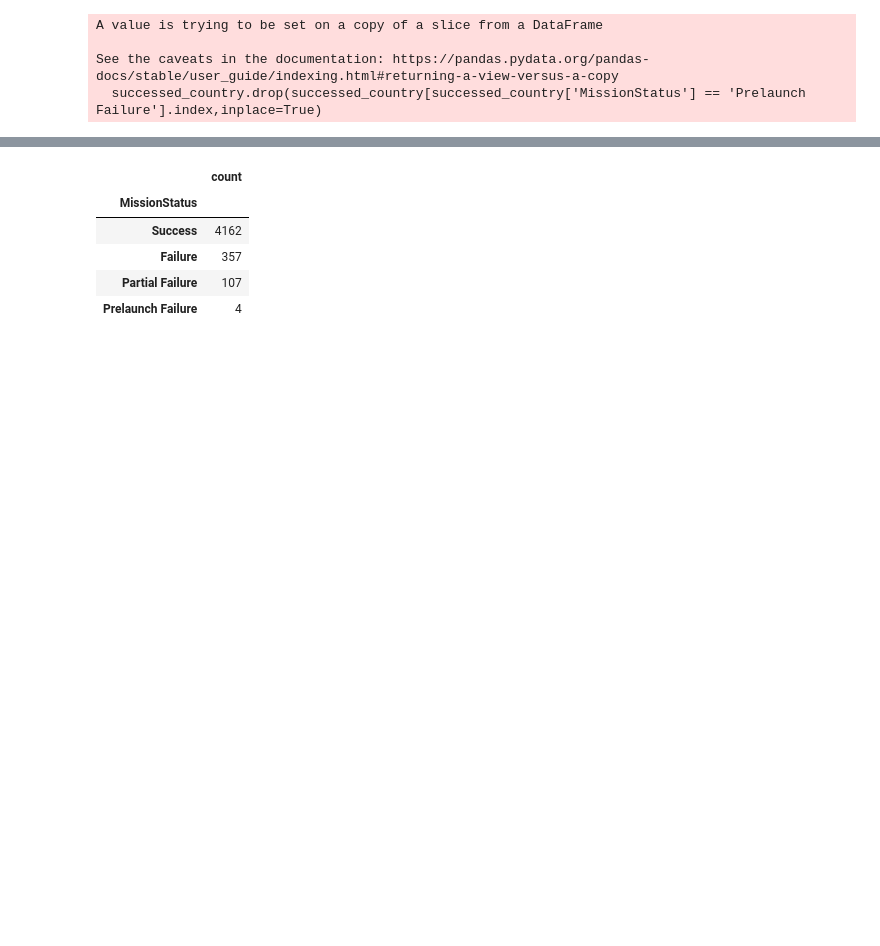
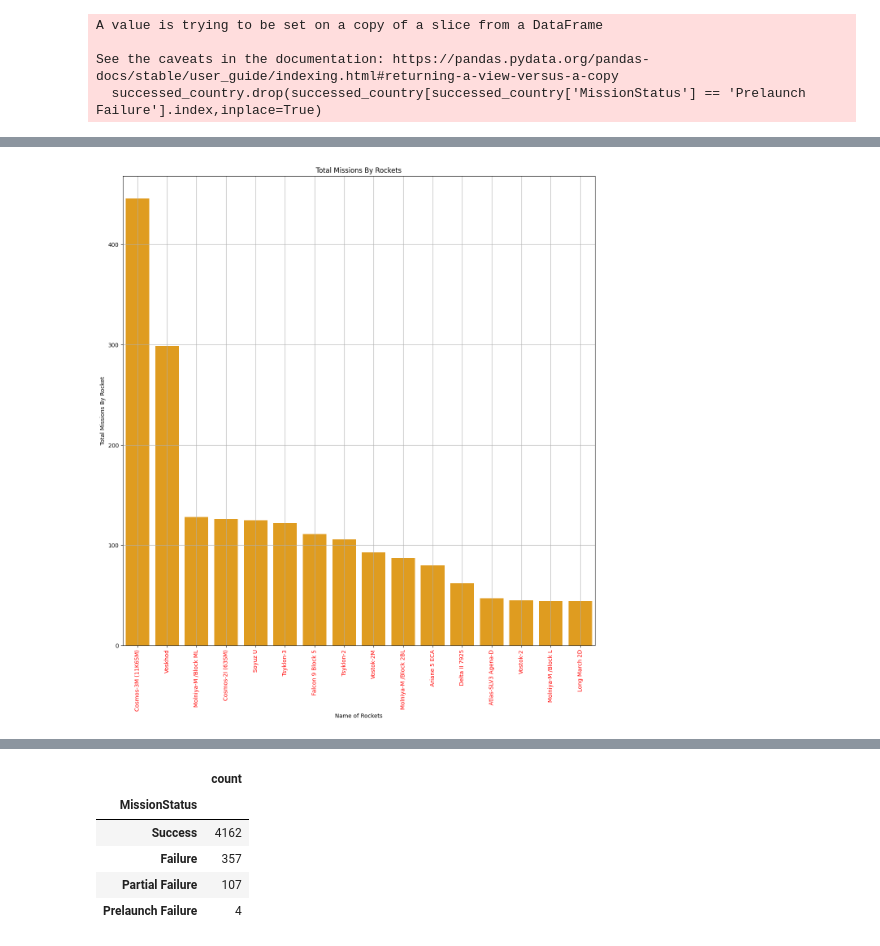
Before and after one commit to Madanmistry999/SpaceMissions_Data_Analysis, a Jupyter notebook: Spacedata_Analysis.ipynb, the cells around one changed output, grey strips where cells are left out. Cells and saved outputs as stored; diff of their text form; code cells hidden in the pictures; blank space fills up the shorter version.

```diff
--- a/Spacedata_Analysis.ipynb
+++ b/Spacedata_Analysis.ipynb
@@ -675,0 +619,2 @@ plt.xticks(rotation=90)
+# %%
+rockets=pd.DataFrame(rockets)
@@ -675,0 +638,18 @@ plt.xticks(rotation=90)
+# %%
+rockets.rename(columns={'count' : 'Total Missions'},inplace=True)
+# %%
+rockets.sort_values(by='Total Missions',ascending=False,inplace=True)
+# %%
+rockets.reset_index(inplace=True)
+# %%
+plt.figure(figsize=(15,15))
+plt.xlabel('Name of Rockets')
+sns.barplot(data=rockets.head(16),x='Rocket',y='Total Missions',color='orange')
+plt.xlabel('Name of Rockets')
+plt.ylabel('Total Missions By Rocket')
+plt.xticks(rotation=90,color='red')
+plt.title('Total Missions By Rockets')
+plt.grid()
+plt.show()
+# %% [output]
+[figure, added]
```
Also changed, not shown: parts of 53 cells of this notebook.
